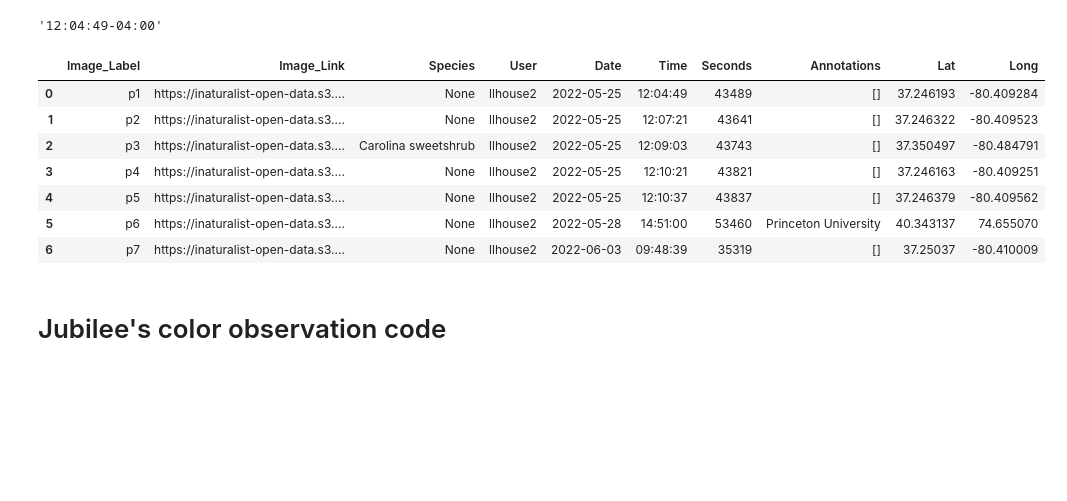
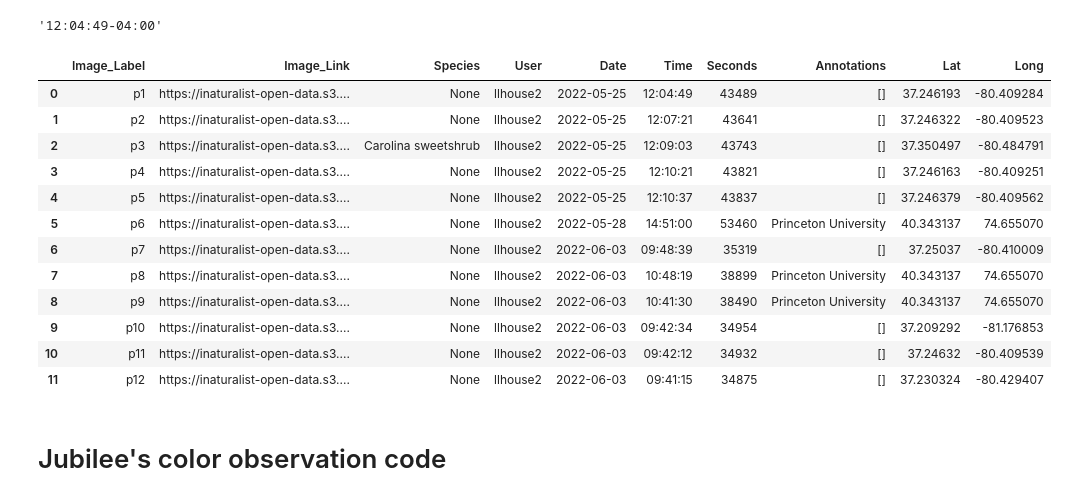
Before and after one commit to JiayueLin-CS/Quest_Project_2022, a Jupyter notebook: Quest_Project_2022.ipynb, the cells around one changed output. Cells and saved outputs as stored; diff of their text form; code cells hidden in the pictures; blank space fills up the shorter version.

```diff
--- a/Quest_Project_2022.ipynb
+++ b/Quest_Project_2022.ipynb
@@ -179,28 +186,36 @@ iNatStruct['Seconds'] = iNatStruct.observed_time.map(lambda t: timeToSec(t))
 # %%
 # Rename columns
 iNatStruct.rename(columns = {'species_guess':'Species', 'observed_date':'Date', 'observed_time':'Time',
                              'annotations':'Annotations', 'latitude':'Lat', 'longitude':'Long'}, inplace = True)
 
 # The structured dataframe is now ready
 iNatStruct = iNatStruct[["Image_Link", "Species", "User", "Date", "Time", "Seconds", "Annotations", "Lat", "Long"]]
 
+# Sort DataFrame by date and time
+iNatStruct = iNatStruct.sort_values(['Date', 'Time'], ascending = [True, True])
+
 # Add p_ column
 p_lab = ['p'+str(s+1) for s in iNatStruct.index]
 iNatStruct.insert(0, "Image_Label", p_lab)
 
-# Sort DataFrame by date and time
-iNatStruct = iNatStruct.sort_values(['Date', 'Time'], ascending = [True, True])
+# Sort DataFrame by Image_Label
+iNatStruct = iNatStruct.sort_values('Image_Label', key=lambda x: x.str.extract('(\d+)').squeeze().astype(int))
 
 iNatStruct
 # %% [output]
 |  | Image_Label | Image_Link | Species | User | Date | Time | Seconds | Annotations | Lat | Long |
 | 0 | p1 | https://inaturalist-open-data.s3.... | None | llhouse2 | 2022-05-25 | 12:04:49 | 43489 | [] | 37.246193 | -80.409284 |
 | 1 | p2 | https://inaturalist-open-data.s3.... | None | llhouse2 | 2022-05-25 | 12:07:21 | 43641 | [] | 37.246322 | -80.409523 |
 | 2 | p3 | https://inaturalist-open-data.s3.... | Carolina sweetshrub | llhouse2 | 2022-05-25 | 12:09:03 | 43743 | [] | 37.350497 | -80.484791 |
 | 3 | p4 | https://inaturalist-open-data.s3.... | None | llhouse2 | 2022-05-25 | 12:10:21 | 43821 | [] | 37.246163 | -80.409251 |
 | 4 | p5 | https://inaturalist-open-data.s3.... | None | llhouse2 | 2022-05-25 | 12:10:37 | 43837 | [] | 37.246379 | -80.409562 |
 | 5 | p6 | https://inaturalist-open-data.s3.... | None | llhouse2 | 2022-05-28 | 14:51:00 | 53460 | Princeton University | 40.343137 | 74.655070 |
 | 6 | p7 | https://inaturalist-open-data.s3.... | None | llhouse2 | 2022-06-03 | 09:48:39 | 35319 | [] | 37.25037 | -80.410009 |
+| 7 | p8 | https://inaturalist-open-data.s3.... | None | llhouse2 | 2022-06-03 | 10:48:19 | 38899 | Princeton University | 40.343137 | 74.655070 |
+| 8 | p9 | https://inaturalist-open-data.s3.... | None | llhouse2 | 2022-06-03 | 10:41:30 | 38490 | Princeton University | 40.343137 | 74.655070 |
+| 9 | p10 | https://inaturalist-open-data.s3.... | None | llhouse2 | 2022-06-03 | 09:42:34 | 34954 | [] | 37.209292 | -81.176853 |
+| 10 | p11 | https://inaturalist-open-data.s3.... | None | llhouse2 | 2022-06-03 | 09:42:12 | 34932 | [] | 37.24632 | -80.409539 |
+| 11 | p12 | https://inaturalist-open-data.s3.... | None | llhouse2 | 2022-06-03 | 09:41:15 | 34875 | [] | 37.230324 | -80.429407 |
 # %% [markdown]
 # Jubilee's color observation code
 # %% [markdown]
```
Also changed, not shown: parts of 13 cells of this notebook, 3 other files.
